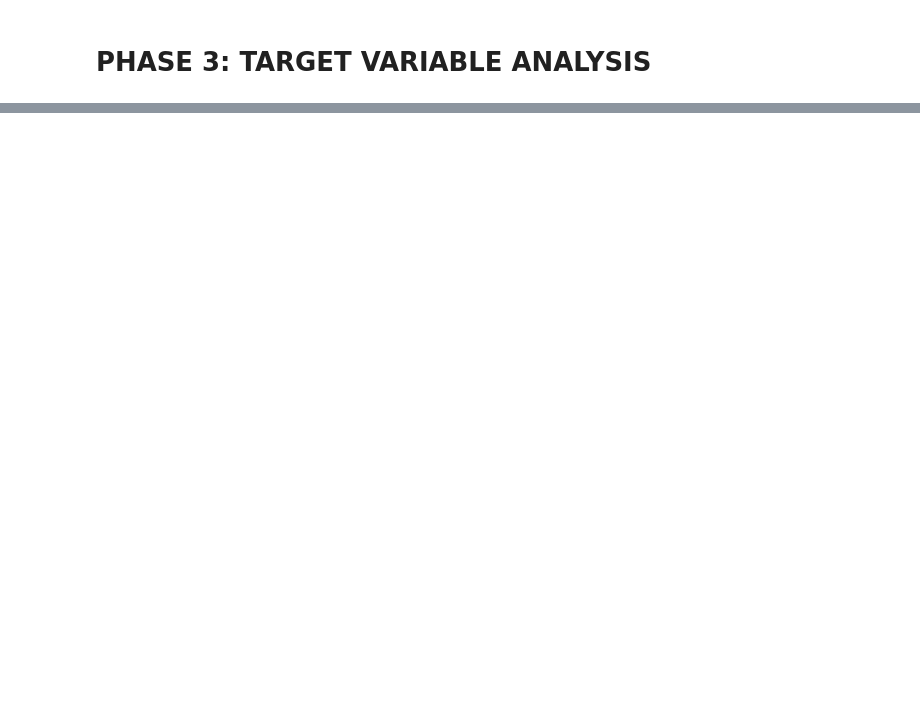
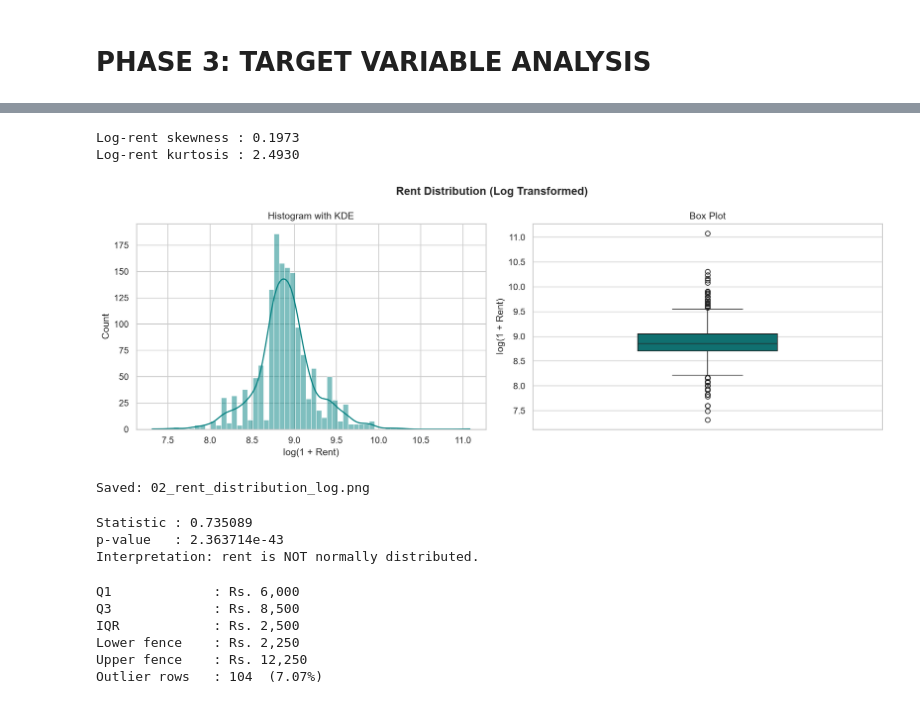
Before and after one commit to DineshMSDian/chennai-pg-price-predictor, a Jupyter notebook: Notebooks/03-EDA_Phase_3.ipynb, the cells around one changed output, grey strips where cells are left out. Saved outputs shown, nothing was run; the diff lists cells and outputs as text; code cells hidden in the pictures; blank space fills up the shorter version.

```diff
--- a/Notebooks/03-EDA_Phase_3.ipynb
+++ b/Notebooks/03-EDA_Phase_3.ipynb
@@ -45,0 +140,65 @@ Skewness: 4.924613672258534
+# %%
+# 3.2 Distribution: log-transformed rent
+
+log_rent = np.log1p(df['rent'])
+log_skew = log_rent.skew()
+log_kurt = log_rent.kurt()
+print(f'Log-rent skewness : {log_skew:.4f}')
+print(f'Log-rent kurtosis : {log_kurt:.4f}')
+
+fig, axes = plt.subplots(1, 2, figsize=(14, 5))
+fig.suptitle('Rent Distribution (Log Transformed)', fontsize=14, fontweight='bold')
+
+sns.histplot(log_rent, bins=60, kde=True, ax=axes[0], color='teal')
+axes[0].set_title('Histogram with KDE')
+axes[0].set_xlabel('log(1 + Rent)')
+
+sns.boxplot(y=log_rent, ax=axes[1], color='teal', width=0.4)
+axes[1].set_title('Box Plot')
+axes[1].set_ylabel('log(1 + Rent)')
+
+plt.tight_layout()
+plt.show()
+save(fig, '02_rent_distribution_log')
+# %% [output]
+Log-rent skewness : 0.1973
+Log-rent kurtosis : 2.4930
+[figure, added]
+Saved: 02_rent_distribution_log.png
+# %%
+# 3.3 Normality test
+
+sample = df[TARGET].sample(min(2000, len(df)), random_state=42)
+stat, p = stats.shapiro(sample)
+print(f'Statistic : {stat:.6f}')
+print(f'p-value   : {p:.6e}')
+print('Interpretation: rent is NOT normally distributed.' if p < 0.05
+      else 'Interpretation: cannot reject normality.')
+# %% [output]
+Statistic : 0.735089
+p-value   : 2.363714e-43
+Interpretation: rent is NOT normally distributed.
+# %%
+# 3.4 Outlier inspection
+
+Q1   = df[TARGET].quantile(0.25)
+Q3   = df[TARGET].quantile(0.75)
+IQR  = Q3 - Q1
+lower_fence = Q1 - 1.5 * IQR
+upper_fence = Q3 + 1.5 * IQR
+
+outliers = df[(df[TARGET] < lower_fence) | (df[TARGET] > upper_fence)]
+
+print(f'Q1             : Rs. {Q1:,.0f}')
+print(f'Q3             : Rs. {Q3:,.0f}')
+print(f'IQR            : Rs. {IQR:,.0f}')
+print(f'Lower fence    : Rs. {lower_fence:,.0f}')
+print(f'Upper fence    : Rs. {upper_fence:,.0f}')
+print(f'Outlier rows   : {len(outliers):,}  ({len(outliers)/len(df)*100:.2f}%)')
+# %% [output]
+Q1             : Rs. 6,000
+Q3             : Rs. 8,500
+IQR            : Rs. 2,500
+Lower fence    : Rs. 2,250
+Upper fence    : Rs. 12,250
+Outlier rows   : 104  (7.07%)
```
Also changed, not shown: parts of 25 cells of this notebook, 2 other files.
